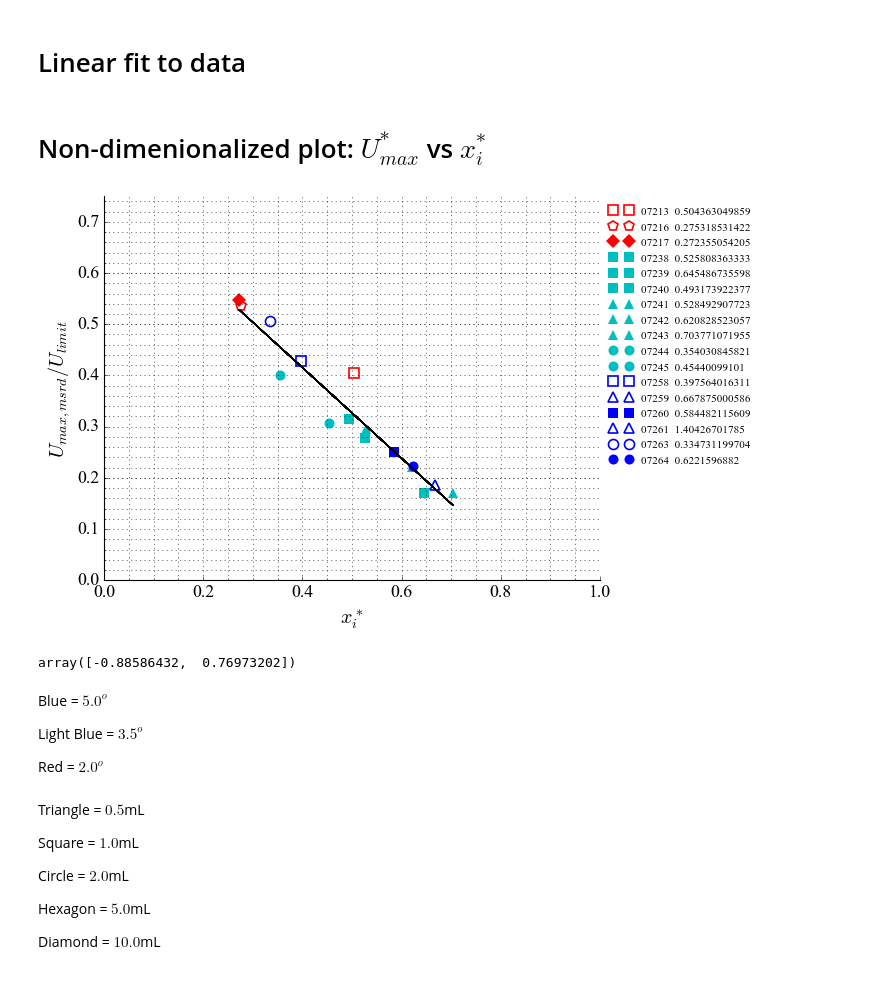
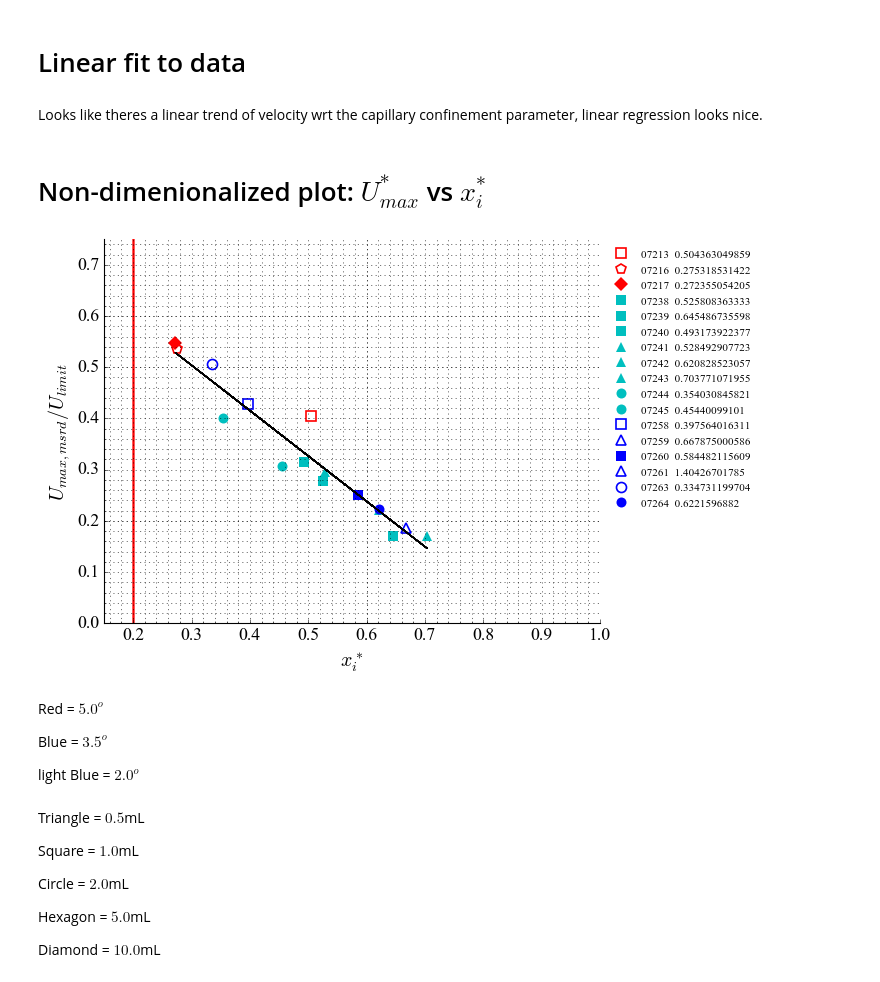
Before and after one commit to loganjt/DropletJumpWedge, a Jupyter notebook: Repos_Data/plotter_notebook.ipynb, the cells around one changed output. Drawn from its saved outputs; the diff is of its cells as text; code cells hidden in the pictures.

```diff
--- a/Repos_Data/plotter_notebook.ipynb
+++ b/Repos_Data/plotter_notebook.ipynb
@@ -27,6 +45,6 @@ def basic_plot_format(subplot_label,x_label,y_label,major_grid,minor_grid,legend
     if legend == False:
          0
     else:
-        legend =  subplot_label.legend(bbox_to_anchor=(1, 1),loc='upper left',frameon=False,fontsize=10)
+        legend =  subplot_label.legend(numpoints = 1,bbox_to_anchor=(1, 1),loc='upper left',frameon=False,fontsize=10)
         legend.get_frame().set_facecolor('white')
         return legend
@@ -45,7 +51,7 @@ n_files = np.size(trackdata)
 # %% [markdown]
 # Retrieve drop variables
 # %%
-def get_drop_vars(metadata):
+def get_variables(metadata):
     f = open(metadata[0],"r")
     drop_vars = list(csv.reader(f))
     f.close()
@@ -60,12 +66,14 @@ def get_drop_vars(metadata):
 
     meta = drop_meta
     return meta
+
+meta = get_variables(metadata)
 # %% [markdown]
 meta is a nested dictionary with global key by drop number and sub keys 'Angle', 'Volume', 'ILfront', 'ILback', and 'Scale'
 # %% [markdown]
 # Retrieve data
 # %%
-def gen_data_repos(wrkdir,csv_files,trackdata,n_files):
+def get_data(wrkdir,csv_files,trackdata,n_files):
 
     total_drop_data = {}
 
@@ -85,3 +93,5 @@ def gen_data_repos(wrkdir,csv_files,trackdata,n_files):
             total_drop_data[name[:-4]][col_names[j]] = drop_data[:,j]
 
     return total_drop_data
+
+data = get_data(wrkdir,csv_files,trackdata,n_files)
@@ -244,12 +209,0 @@ def normalized_variables(meta,data,location):
-# %%
-location = 'average'
-volumes = [0.5,1.0,2.0,5.0,10.0]
-angles= [2.0,3.5,5.0]
-
-data = gen_data_repos(wrkdir,csv_files,trackdata,n_files)
-meta = get_drop_vars(metadata)
-
-#plot_data(data,meta,volumes,location)
-[v_norm,x_max] = filtering_data(data,meta,volumes,angles,location)
-xi_norm = normalized_variables(meta,data,location)
-plt.show()
@@ -259,5 +210,7 @@ plt.show()
 # %% [markdown]
 # Linear fit to data
+# %% [markdown]
+Looks like theres a linear trend of velocity wrt the capillary confinement parameter, linear regression looks nice.
 # %%
 xi_vector = np.zeros(n_files-1)
 v_vector = np.zeros(n_files-1)
@@ -310,49 +263,44 @@ for key in xi_norm:
 
     ax = fig1.add_subplot(1,1,1)
     dropno = key+' '
     vol = str(meta[key]['Volume'])+'ml '
     angl = str(meta[key]['Angle'])+'deg '
     IL = str( data[key][location][0])+'mm '
     xii = ' '+str(xi_norm[key])
     legend_label = dropno+xii
 
     ax.plot(xi_norm[key],v_norm[key]/v_max,\
                 marker=style,\
                 c = clr,\
                 ms=9,\
                 fillStyle=fill,\
                 markeredgewidth=w,\
                 label = legend_label,\
-                linewidth = 0
+                linestyle = 'none'
            )
     ax.plot(xi_vector,fit_fn(xi_vector)/v_max,'k')
-
+    ax.plot([0.2,0.2],[0,1],'r')
     legend1 = basic_plot_format(subplot_label = ax, \
                       x_label = '$x_i^*$',  \
-                      y_label
-                                = '$U_{max,msrd}/U_{limit}$', \
+                      y_label = '$U_{max,msrd}/U_{limit}$', \
                       major_grid = True,  \
                       minor_grid = True,  \
                       legend = True
                      )
-    ax.set_xlim([0,1])
+    ax.set_xlim([0.15,1])
     ax.set_ylim([0,0.75])
 
 
 fig1.savefig('Figures/dimensionalplot.png',dpi=300,bbox_extra_artists=(legend1,), bbox_inches='tight')
 plt.show()
 # %% [output]
-[figure, old version]
+[figure, new version]
-# %%
-fit/v_max
-# %% [output]
-array([-0.88586432,  0.76973202])
 # %% [markdown]
-Blue = $5.0^o$
+Red = $5.0^o$
 
-Light Blue = $3.5^o$
+Blue = $3.5^o$
 
-Red = $2.0^o$
+light Blue = $2.0^o$
 # %% [markdown]
 Triangle = $0.5$mL
 
```
Also changed, not shown: parts of 18 cells of this notebook, 8 other files.
